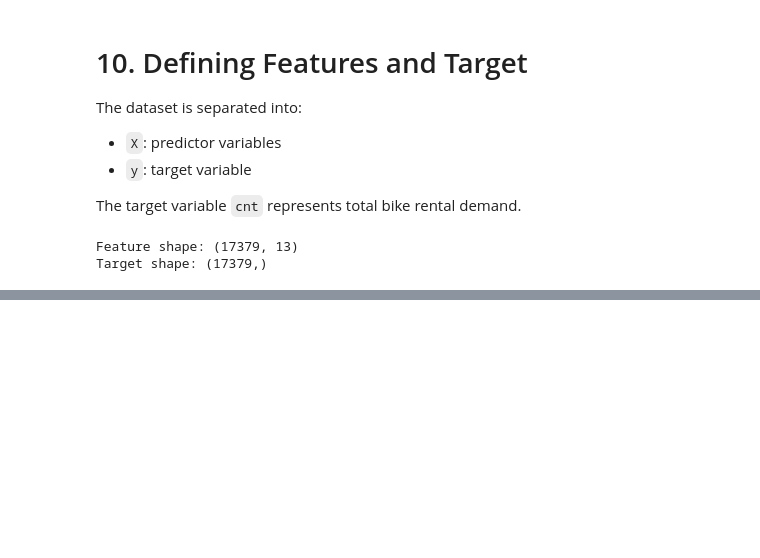
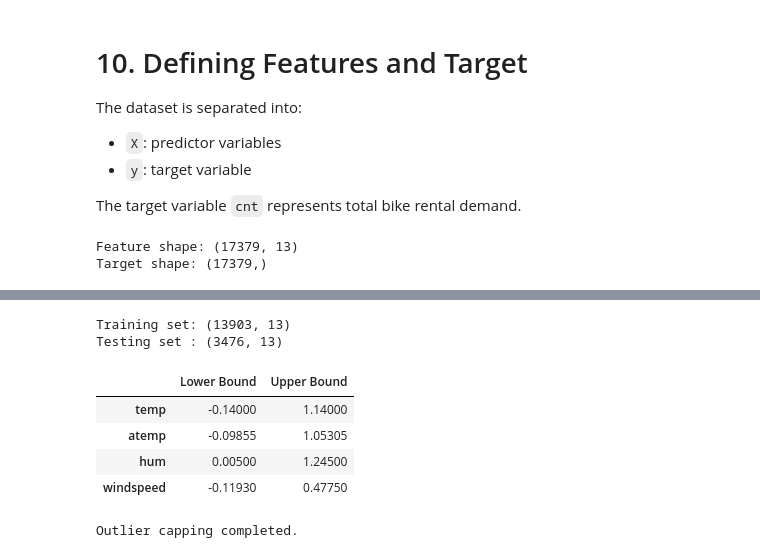
Before and after one commit to vaishnavit67/23cse301-ecommerce-ml-capstone, a Jupyter notebook: Notebooks/Regression.ipynb, the cells around one changed output, grey strips where cells are left out. Saved outputs shown, nothing was run; the diff lists cells and outputs as text; code cells hidden in the pictures; blank space fills up the shorter version.

Commit message:
added train-test split and outliers handling

```diff
--- a/Notebooks/Regression.ipynb
+++ b/Notebooks/Regression.ipynb
@@ -488,0 +497,56 @@ Target shape: (17379,)
+# %%
+X_train, X_test, y_train, y_test = train_test_split(
+    X,
+    y,
+    test_size=0.20,
+    random_state=RANDOM_STATE
+)
+
+print("Training set:", X_train.shape)
+print("Testing set :", X_test.shape)
+# %% [output]
+Training set: (13903, 13)
+Testing set : (3476, 13)
+# %%
+# Numerical features selected for outlier treatment
+outlier_features = ["temp", "atemp", "hum", "windspeed"]
+
+# Calculate IQR bounds using TRAINING DATA ONLY
+Q1 = X_train[outlier_features].quantile(0.25)
+Q3 = X_train[outlier_features].quantile(0.75)
+
+IQR = Q3 - Q1
+
+lower_bound = Q1 - 1.5 * IQR
+upper_bound = Q3 + 1.5 * IQR
+
+# Display the calculated bounds
+outlier_bounds = pd.DataFrame({
+    "Lower Bound": lower_bound,
+    "Upper Bound": upper_bound
+})
+
+outlier_bounds
+# %% [output]
+|  | Lower Bound | Upper Bound |
+| temp | -0.14000 | 1.14000 |
+| atemp | -0.09855 | 1.05305 |
+| hum | 0.00500 | 1.24500 |
+| windspeed | -0.11930 | 0.47750 |
+# %%
+# Apply capping using the training-derived bounds
+X_train[outlier_features] = X_train[outlier_features].clip(
+    lower=lower_bound,
+    upper=upper_bound,
+    axis=1
+)
+
+X_test[outlier_features] = X_test[outlier_features].clip(
+    lower=lower_bound,
+    upper=upper_bound,
+    axis=1
+)
+
+print("Outlier capping completed.")
+# %% [output]
+Outlier capping completed.
```
Also changed, not shown: parts of 2 cells of this notebook.
